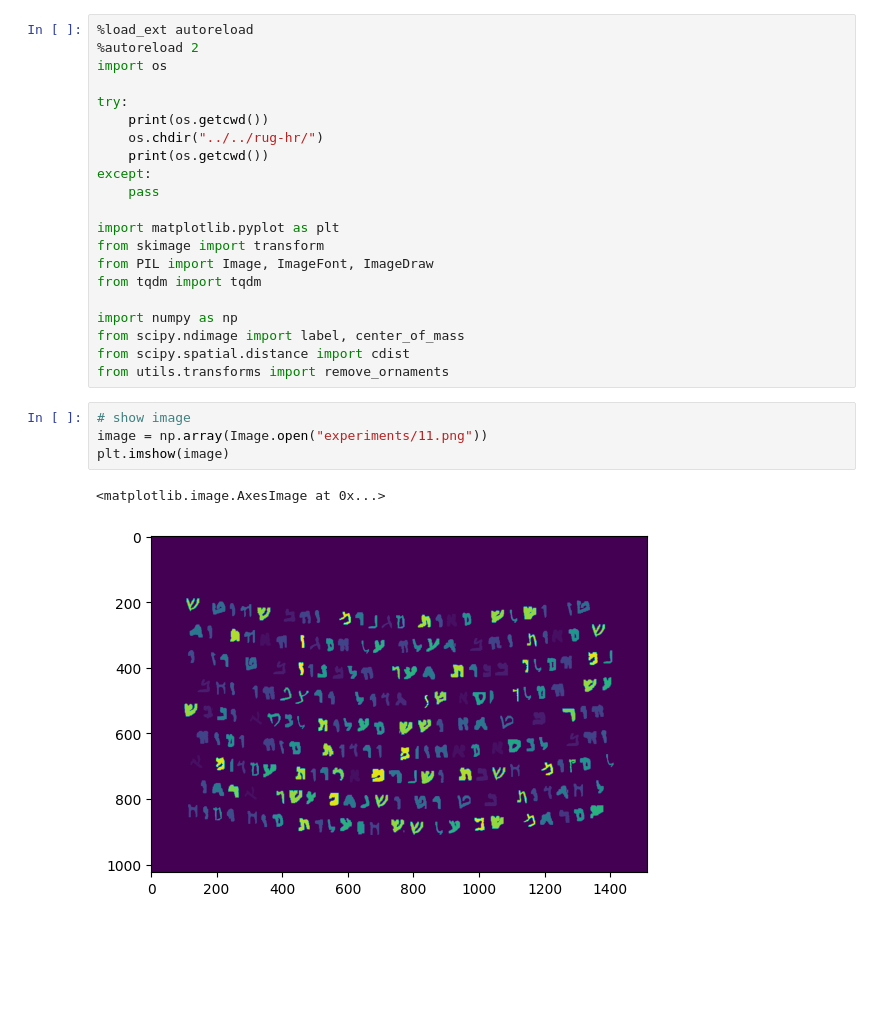
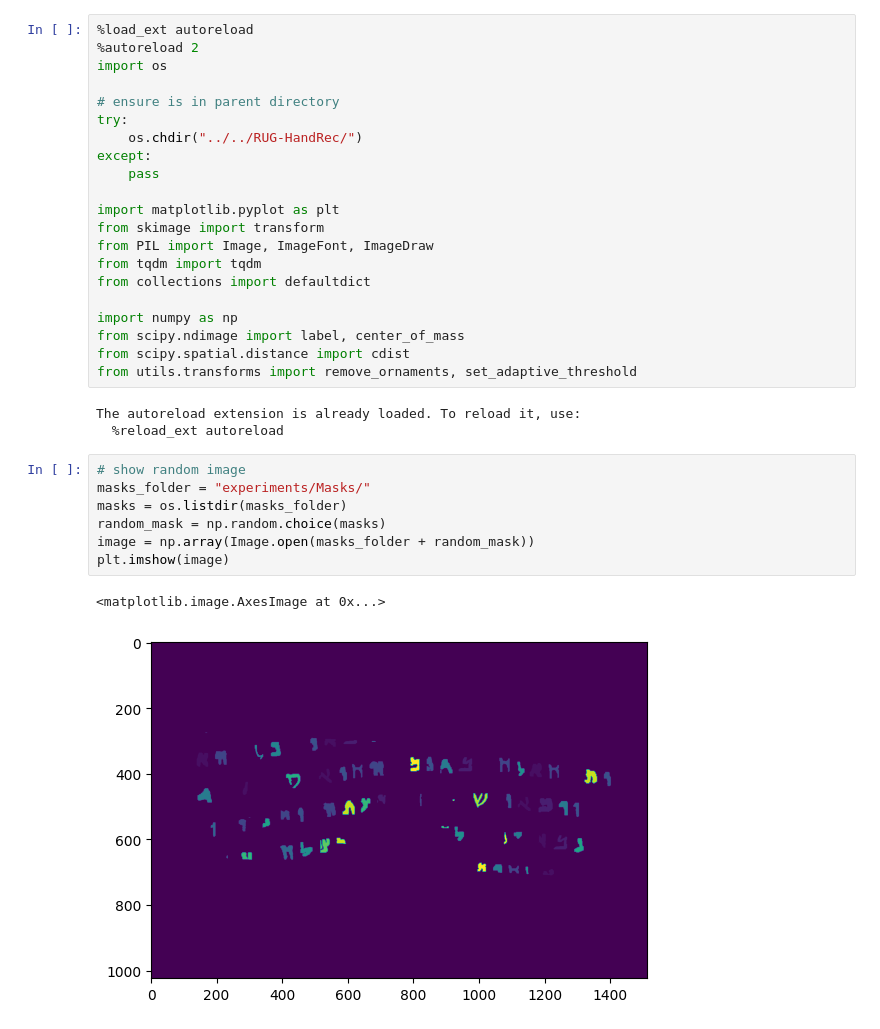
Before and after one commit to mormoassaf/rug-hr, a Jupyter notebook: experiments/dss_postprocessing.ipynb, the cells around one changed output. Saved outputs shown, nothing was run; the diff lists cells and outputs as text; blank space fills up the shorter version.

```diff
--- a/experiments/dss_postprocessing.ipynb
+++ b/experiments/dss_postprocessing.ipynb
@@ -3,10 +3,9 @@
 %autoreload 2
 import os
 
+# ensure is in parent directory
 try:
-    print(os.getcwd())
-    os.chdir("../../rug-hr/")
-    print(os.getcwd())
+    os.chdir("../../RUG-HandRec/")
 except:
     pass
 
@@ -14,15 +13,22 @@ import matplotlib.pyplot as plt
 from skimage import transform
 from PIL import Image, ImageFont, ImageDraw
 from tqdm import tqdm
+from collections import defaultdict
 
 import numpy as np
 from scipy.ndimage import label, center_of_mass
 from scipy.spatial.distance import cdist
-from utils.transforms import remove_ornaments
+from utils.transforms import remove_ornaments, set_adaptive_threshold
+# %% [output]
+The autoreload extension is already loaded. To reload it, use:
+  %reload_ext autoreload
 # %%
-# show image
-image = np.array(Image.open("experiments/11.png"))
+# show random image
+masks_folder = "experiments/Masks/"
+masks = os.listdir(masks_folder)
+random_mask = np.random.choice(masks)
+image = np.array(Image.open(masks_folder + random_mask))
 plt.imshow(image)
 # %% [output]
 <matplotlib.image.AxesImage at 0x...>
-[figure, old version]
+[figure, new version]
```
Also changed, not shown: parts of 6 cells of this notebook.
